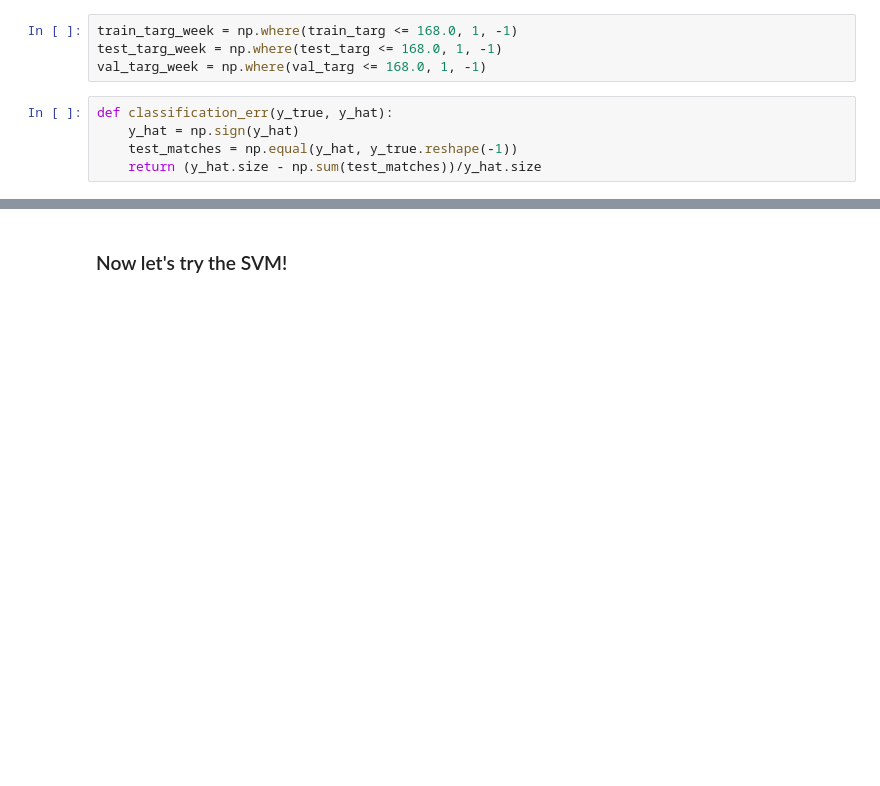
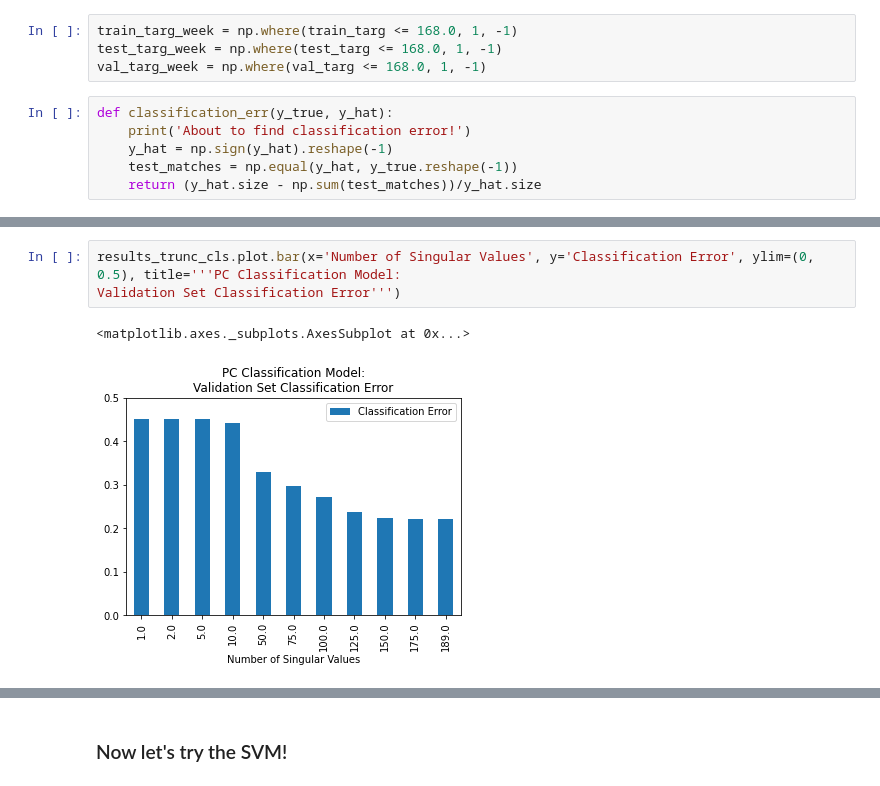
Before and after one commit to FeldmanMike/ml-chicago-311, a Jupyter notebook: notebooks/train_models.ipynb, the cells around one changed output, grey strips where cells are left out. Cells and saved outputs as stored; diff of their text form; blank space fills up the shorter version.

```diff
--- a/notebooks/train_models.ipynb
+++ b/notebooks/train_models.ipynb
@@ -168,7 +233,8 @@ test_targ_week = np.where(test_targ <= 168.0, 1, -1)
 val_targ_week = np.where(val_targ <= 168.0, 1, -1)
 # %%
 def classification_err(y_true, y_hat):
-    y_hat = np.sign(y_hat)
+    print('About to find classification error!')
+    y_hat = np.sign(y_hat).reshape(-1)
     test_matches = np.equal(y_hat, y_true.reshape(-1))
     return (y_hat.size - np.sum(test_matches))/y_hat.size
 # %%
@@ -202,0 +326,6 @@ results_trunc_cls
+# %%
+results_trunc_cls.plot.bar(x='Number of Singular Values', y='Classification Error', ylim=(0, 0.5), title='''PC Classification Model:
+Validation Set Classification Error''')
+# %% [output]
+<matplotlib.axes._subplots.AxesSubplot at 0x...>
+[figure, added]
```
Also changed, not shown: parts of 29 cells of this notebook.
